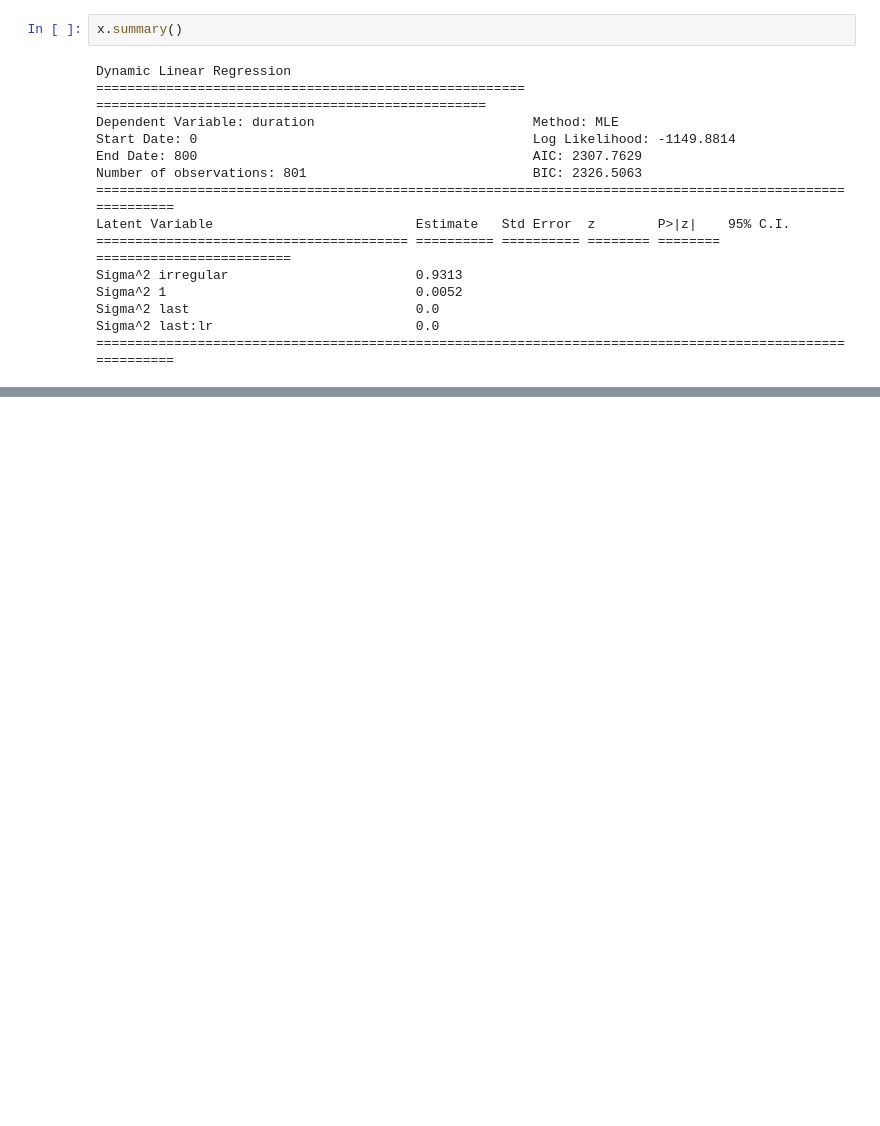
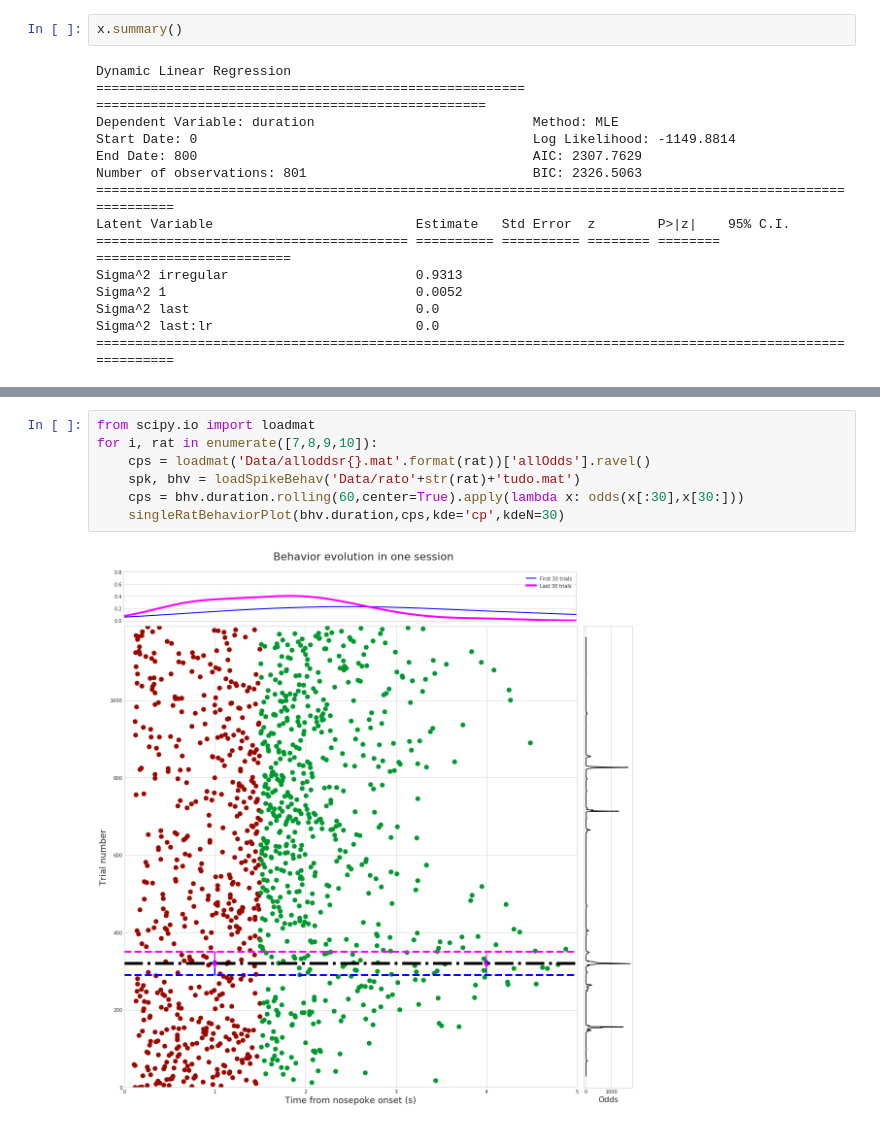
Before and after one commit to EstevaoUyra/Spikes, a Jupyter notebook: Behavior analysis.ipynb, the cells around one changed output, grey strips where cells are left out. Saved outputs shown, nothing was run; the diff lists cells and outputs as text; blank space fills up the shorter version.

```diff
--- a/Behavior analysis.ipynb
+++ b/Behavior analysis.ipynb
@@ -54,0 +159,9 @@ Sigma^2 last:lr                          0.0
+# %%
+from scipy.io import loadmat
+for i, rat in enumerate([7,8,9,10]):
+    cps = loadmat('Data/alloddsr{}.mat'.format(rat))['allOdds'].ravel()
+    spk, bhv = loadSpikeBehav('Data/rato'+str(rat)+'tudo.mat')
+    cps = bhv.duration.rolling(60,center=True).apply(lambda x: odds(x[:30],x[30:]))
+    singleRatBehaviorPlot(bhv.duration,cps,kde='cp',kdeN=30)
+# %% [output]
+[figure, added]
```
Also changed, not shown: parts of 22 cells of this notebook.
